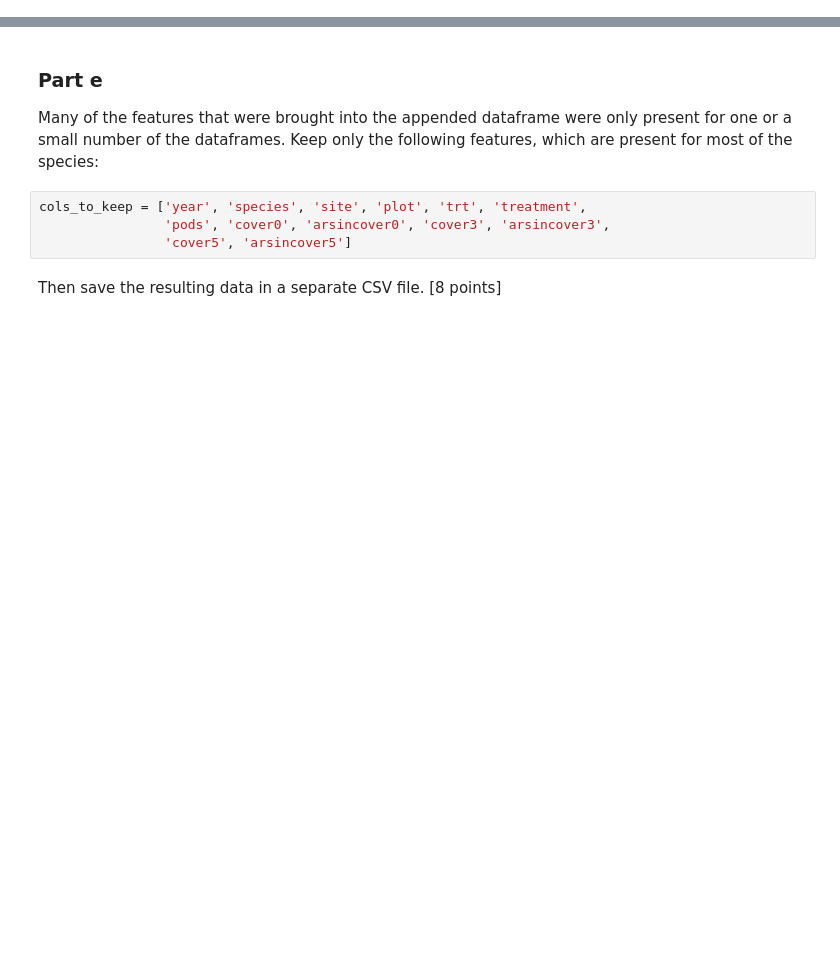
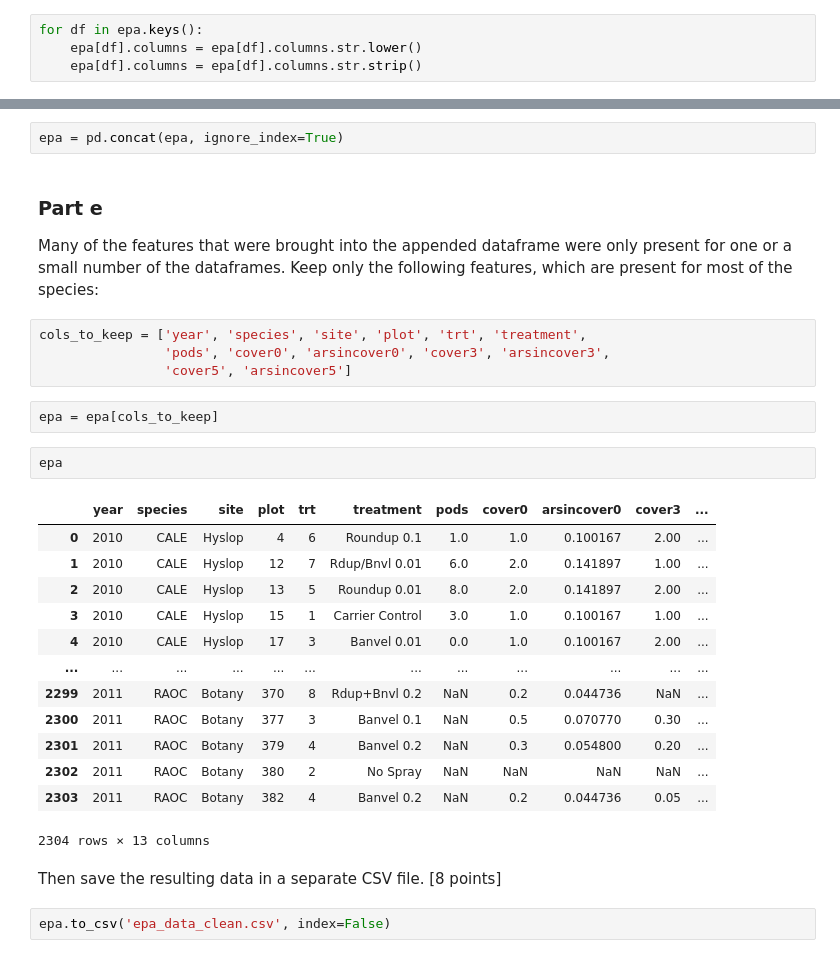
Before and after one commit to rde6mn/DS6001-lab2, a Jupyter notebook: labassignment2.ipynb, the cells around one changed output, grey strips where cells are left out. Saved outputs shown, nothing was run; the diff lists cells and outputs as text; blank space fills up the shorter version.

````diff
--- a/labassignment2.ipynb
+++ b/labassignment2.ipynb
@@ -761,9 +794,15 @@ In addition, some of the column names have extra spaces at the end, and that wil
 d[df].columns = d[df].columns.str.strip()
 ```
 which removes leading and trailing spaces from each column name. [10 points]
+# %%
+for df in epa.keys():
+    epa[df].columns = epa[df].columns.str.lower()
+    epa[df].columns = epa[df].columns.str.strip()
 # %% [markdown]
 ### Part d
 Use the `pd.concat()` method to append all of the dataframes in your dictionary together. You can pass the entire dictionary to the first argument of `pd.concat()`. Specify `ignore_index=True`, which resets the row numbering instead of bringing in the old row numbers from the individual dataframes. [8 points]
+# %%
+epa = pd.concat(epa, ignore_index=True)
 # %% [markdown]
 ### Part e
 Many of the features that were brought into the appended dataframe were only present for one or a small number of the dataframes. Keep only the following features, which are present for most of the species:
@@ -771,5 +810,25 @@ Many of the features that were brought into the appended dataframe were only pre
 cols_to_keep = ['year', 'species', 'site', 'plot', 'trt', 'treatment',
                 'pods', 'cover0', 'arsincover0', 'cover3', 'arsincover3',
                 'cover5', 'arsincover5']
+# %%
+epa = epa[cols_to_keep]
+# %%
+epa
+# %% [output]
+|  | year | species | site | plot | trt | treatment | pods | cover0 | arsincover0 | cover3 | ... |
+| 0 | 2010 | CALE | Hyslop | 4 | 6 | Roundup 0.1 | 1.0 | 1.0 | 0.100167 | 2.00 | ... |
+| 1 | 2010 | CALE | Hyslop | 12 | 7 | Rdup/Bnvl 0.01 | 6.0 | 2.0 | 0.141897 | 1.00 | ... |
+| 2 | 2010 | CALE | Hyslop | 13 | 5 | Roundup 0.01 | 8.0 | 2.0 | 0.141897 | 2.00 | ... |
+| 3 | 2010 | CALE | Hyslop | 15 | 1 | Carrier Control | 3.0 | 1.0 | 0.100167 | 1.00 | ... |
+| 4 | 2010 | CALE | Hyslop | 17 | 3 | Banvel 0.01 | 0.0 | 1.0 | 0.100167 | 2.00 | ... |
+| ... | ... | ... | ... | ... | ... | ... | ... | ... | ... | ... | ... |
+| 2299 | 2011 | RAOC | Botany | 370 | 8 | Rdup+Bnvl 0.2 | NaN | 0.2 | 0.044736 | NaN | ... |
+| 2300 | 2011 | RAOC | Botany | 377 | 3 | Banvel 0.1 | NaN | 0.5 | 0.070770 | 0.30 | ... |
+| 2301 | 2011 | RAOC | Botany | 379 | 4 | Banvel 0.2 | NaN | 0.3 | 0.054800 | 0.20 | ... |
+| 2302 | 2011 | RAOC | Botany | 380 | 2 | No Spray | NaN | NaN | NaN | NaN | ... |
+| 2303 | 2011 | RAOC | Botany | 382 | 4 | Banvel 0.2 | NaN | 0.2 | 0.044736 | 0.05 | ... |
+2304 rows × 13 columns
 # %% [markdown]
 Then save the resulting data in a separate CSV file. [8 points]
+# %%
+epa.to_csv('epa_data_clean.csv', index=False)
````
Also changed, not shown: parts of 6 cells of this notebook, 1 other file.
